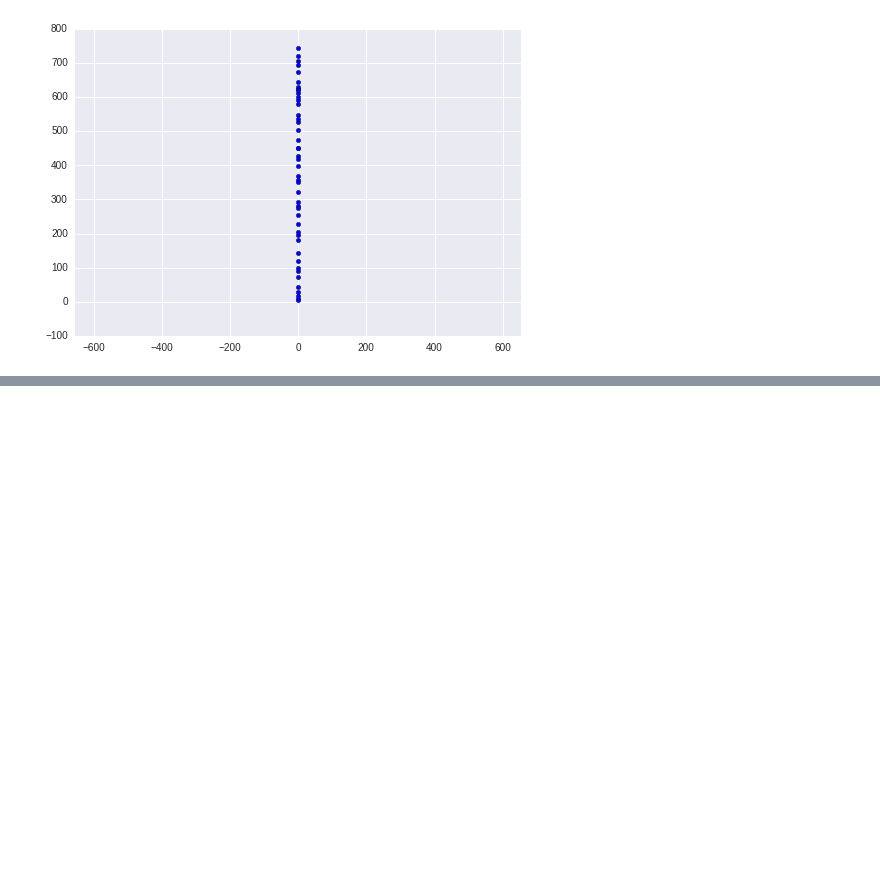
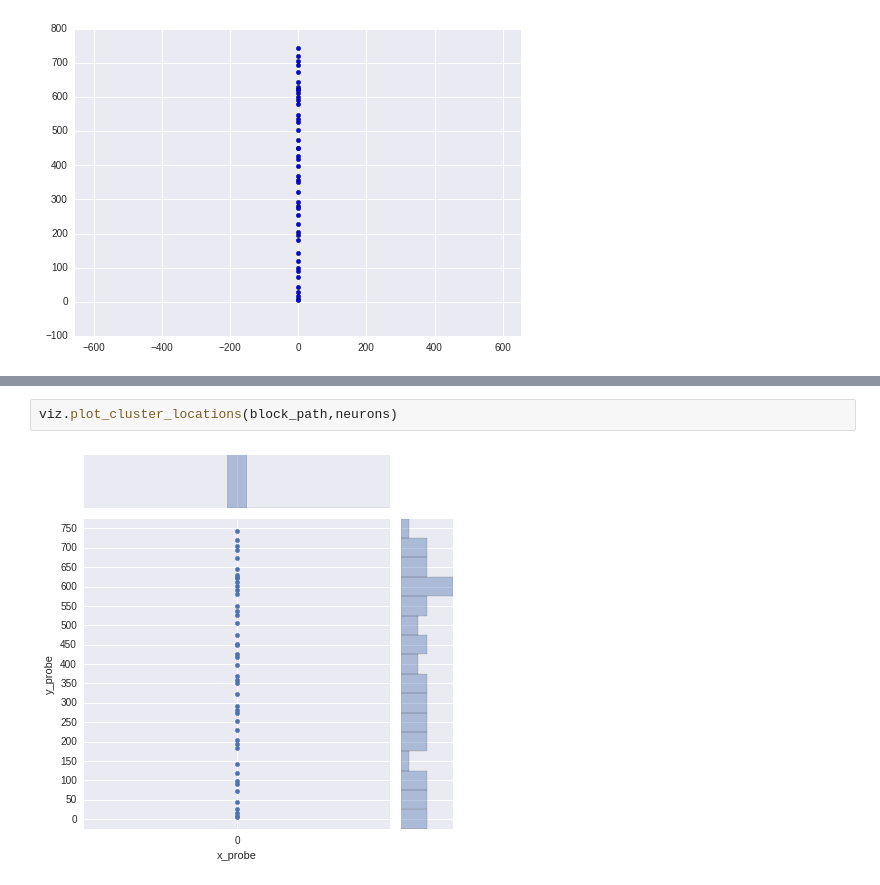
Before and after one commit to zekearneodo/ephys-analysis, a Jupyter notebook: notebooks/example_cluster_analyses.ipynb, the cells around one changed output, grey strips where cells are left out. Drawn from its saved outputs; the diff is of its cells as text; blank space fills up the shorter version.

```diff
--- a/notebooks/example_cluster_analyses.ipynb
+++ b/notebooks/example_cluster_analyses.ipynb
@@ -89,0 +90,4 @@ viz.plot_all_clusters(block_path,neurons,scale_factor=0.01)
+# %%
+viz.plot_cluster_locations(block_path,neurons)
+# %% [output]
+[figure, added]
```
Also changed, not shown: parts of 1 cell of this notebook, 2 other files.
